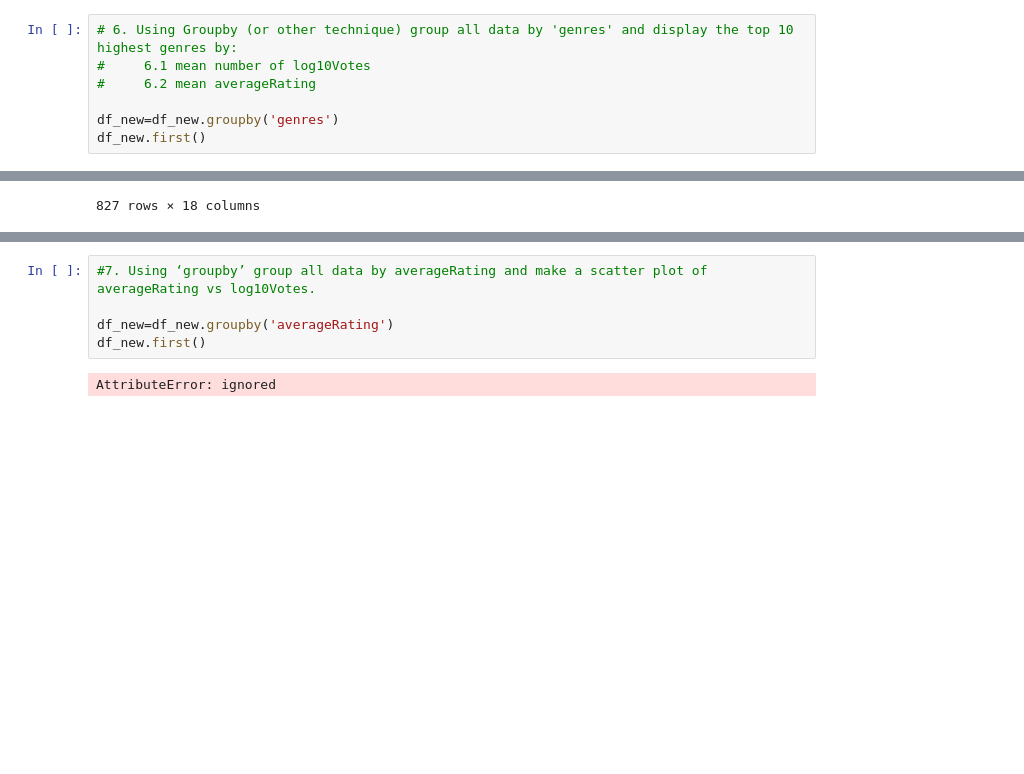
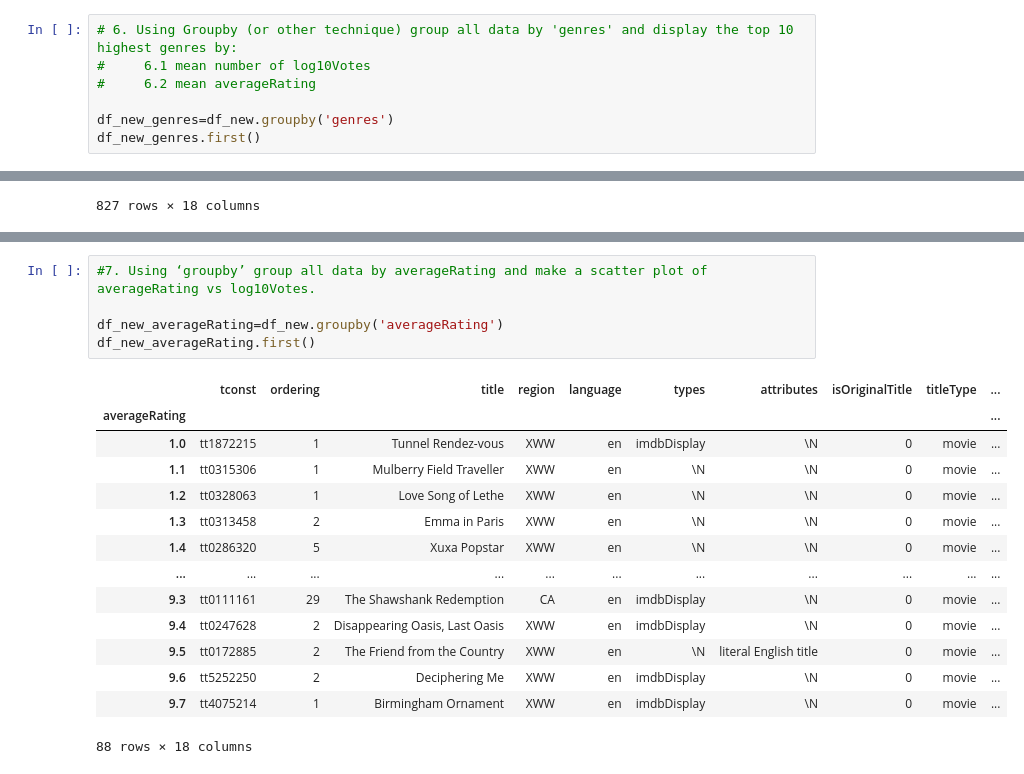
Before and after one commit to obengdouglas/DSI-2022, a Jupyter notebook: DSI_imdb.ipynb, the cells around one changed output, grey strips where cells are left out. Saved outputs shown, nothing was run; the diff lists cells and outputs as text; blank space fills up the shorter version.

```diff
--- a/DSI_imdb.ipynb
+++ b/DSI_imdb.ipynb
@@ -291,8 +291,8 @@ df_new.head()
 #     6.1 mean number of log10Votes
 #     6.2 mean averageRating
 
-df_new=df_new.groupby('genres')
-df_new.first()
+df_new_genres=df_new.groupby('genres')
+df_new_genres.first()
 # %% [output]
 |  | tconst | ordering | title | region | language | types | attributes | isOriginalTitle | titleType | ... |
 | genres |  |  |  |  |  |  |  |  |  | ... |
@@ -347,10 +347,23 @@ df_new.agg({'log10Votes' : 'mean', 'averageRating' : 'mean'}).sort_values("avera
 # %%
 #7. Using ‘groupby’ group all data by averageRating and make a scatter plot of averageRating vs log10Votes.
 
-df_new=df_new.groupby('averageRating')
-df_new.first()
+df_new_averageRating=df_new.groupby('averageRating')
+df_new_averageRating.first()
 # %% [output]
+|  | tconst | ordering | title | region | language | types | attributes | isOriginalTitle | titleType | ... |
+| averageRating |  |  |  |  |  |  |  |  |  | ... |
+| 1.0 | tt1872215 | 1 | Tunnel Rendez-vous | XWW | en | imdbDisplay | \N | 0 | movie | ... |
+| 1.1 | tt0315306 | 1 | Mulberry Field Traveller | XWW | en | \N | \N | 0 | movie | ... |
+| 1.2 | tt0328063 | 1 | Love Song of Lethe | XWW | en | \N | \N | 0 | movie | ... |
+| 1.3 | tt0313458 | 2 | Emma in Paris | XWW | en | \N | \N | 0 | movie | ... |
+| 1.4 | tt0286320 | 5 | Xuxa Popstar | XWW | en | \N | \N | 0 | movie | ... |
+| ... | ... | ... | ... | ... | ... | ... | ... | ... | ... | ... |
+| 9.3 | tt0111161 | 29 | The Shawshank Redemption | CA | en | imdbDisplay | \N | 0 | movie | ... |
+| 9.4 | tt0247628 | 2 | Disappearing Oasis, Last Oasis | XWW | en | imdbDisplay | \N | 0 | movie | ... |
+| 9.5 | tt0172885 | 2 | The Friend from the Country | XWW | en | \N | literal English title | 0 | movie | ... |
+| 9.6 | tt5252250 | 2 | Deciphering Me | XWW | en | imdbDisplay | \N | 0 | movie | ... |
+| 9.7 | tt4075214 | 1 | Birmingham Ornament | XWW | en | imdbDisplay | \N | 0 | movie | ... |
-AttributeError: ignored
+88 rows × 18 columns
 # %%
 #df_new_averageRating.plot.scatter(x = 'averageRating', y = 'log10Votes', s = 100);
 
```
Also changed, not shown: parts of 8 cells of this notebook.
